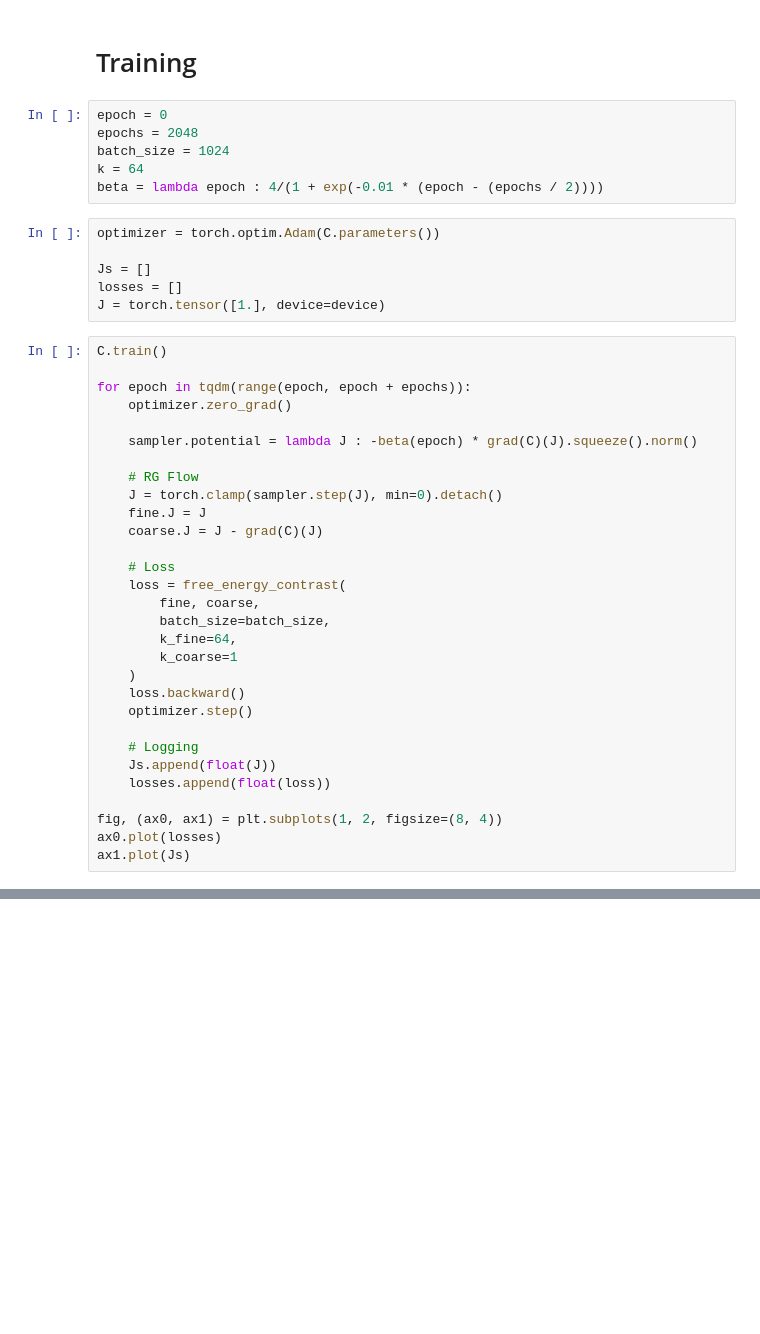
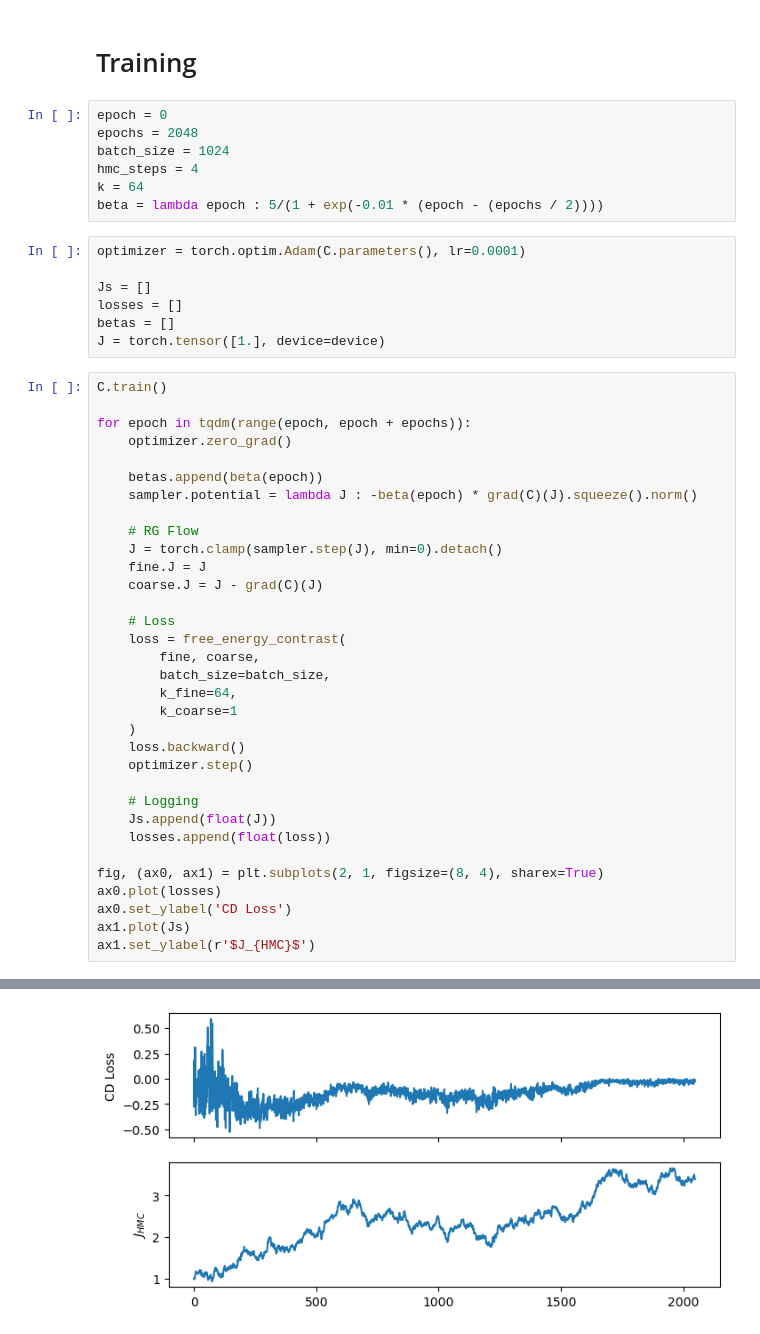
Before and after one commit to jshe2304/dlrg, a Jupyter notebook: train.ipynb, the cells around one changed output, grey strips where cells are left out. Saved outputs shown, nothing was run; the diff lists cells and outputs as text; blank space fills up the shorter version.

```diff
--- a/train.ipynb
+++ b/train.ipynb
@@ -71,13 +71,15 @@ plot(C, (-1, 1))
 epoch = 0
 epochs = 2048
 batch_size = 1024
+hmc_steps = 4
 k = 64
-beta = lambda epoch : 4/(1 + exp(-0.01 * (epoch - (epochs / 2))))
+beta = lambda epoch : 5/(1 + exp(-0.01 * (epoch - (epochs / 2))))
 # %%
-optimizer = torch.optim.Adam(C.parameters())
+optimizer = torch.optim.Adam(C.parameters(), lr=0.0001)
 
 Js = []
 losses = []
+betas = []
 J = torch.tensor([1.], device=device)
 # %%
 C.train()
@@ -85,6 +87,7 @@ C.train()
 for epoch in tqdm(range(epoch, epoch + epochs)):
     optimizer.zero_grad()
 
+    betas.append(beta(epoch))
     sampler.potential = lambda J : -beta(epoch) * grad(C)(J).squeeze().norm()
 
     # RG Flow
@@ -106,6 +109,9 @@ for epoch in tqdm(range(epoch, epoch + epochs)):
     Js.append(float(J))
     losses.append(float(loss))
 
-fig, (ax0, ax1) = plt.subplots(1, 2, figsize=(8, 4))
+fig, (ax0, ax1) = plt.subplots(2, 1, figsize=(8, 4), sharex=True)
 ax0.plot(losses)
+ax0.set_ylabel('CD Loss')
 ax1.plot(Js)
+ax1.set_ylabel(r'$J_{HMC}$')
+# %% [output]
@@ -112,2 +119,3 @@ ax1.plot(Js)
+[figure, added]
 # %%
 C.eval()
```
Also changed, not shown: parts of 5 cells of this notebook, 6 other files.
